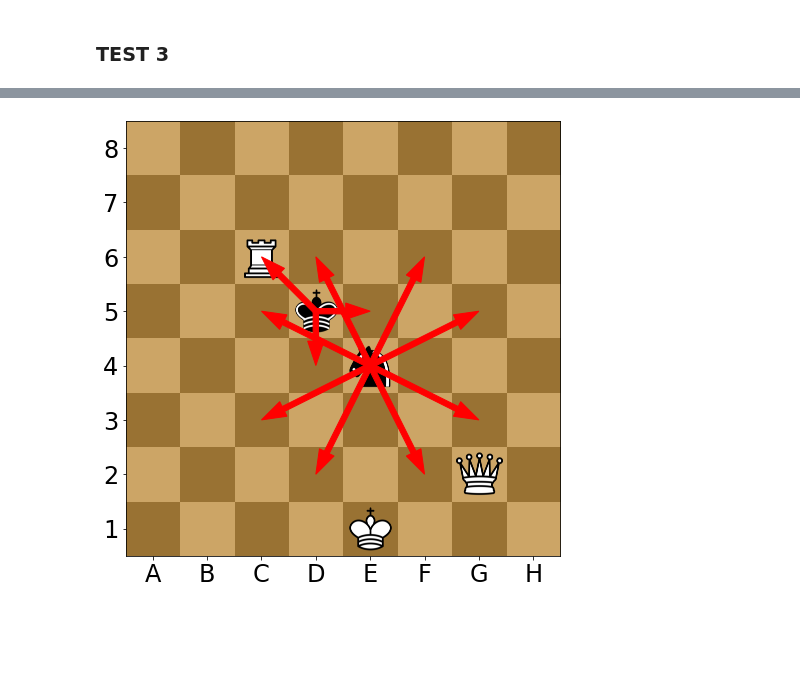
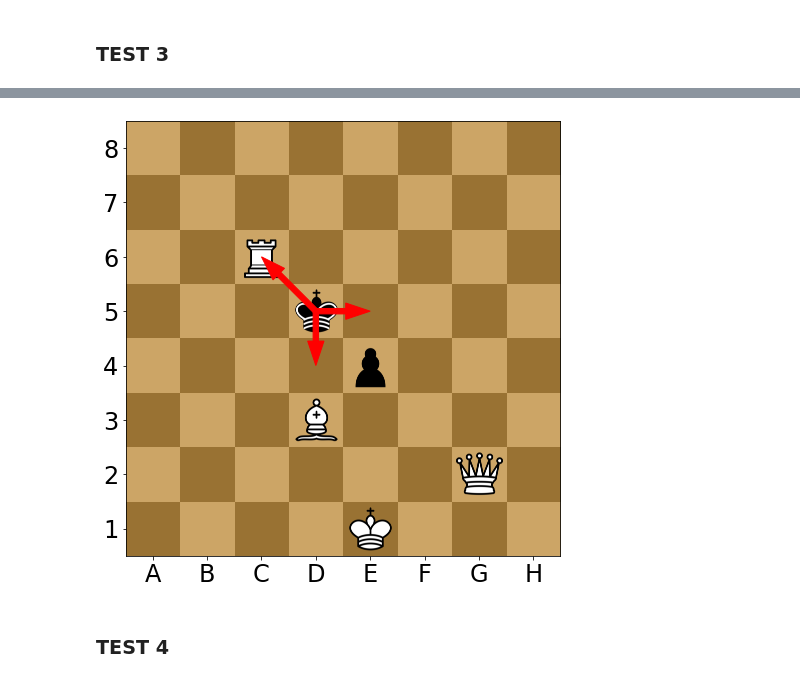
Before and after one commit to vv-hieu/ParallelChessEngine, a Jupyter notebook: ChessMoveGenerationTest.ipynb, the cells around one changed output, grey strips where cells are left out. Cells and saved outputs as stored; diff of their text form; code cells hidden in the pictures; blank space fills up the shorter version.

Commit message:
Fixed Move Generations & Add Move Generation Tests

```diff
--- a/ChessMoveGenerationTest.ipynb
+++ b/ChessMoveGenerationTest.ipynb
@@ -52,4 +56,6 @@ chess_move_generation_test('r4k1r/8/8/2b5/8/8/8/R3K2R w KQ - 0 42', king_moves_o
 # %%
-chess_move_generation_test('8/8/2R5/3k4/4n3/8/6Q1/4K3 b - - 0 241')
+chess_move_generation_test('8/8/2R5/3k4/4p3/3B4/6Q1/4K3 b - - 0 241')
 # %% [output]
-[figure, old version]
+[figure, new version]
+# %% [markdown]
+### TEST 4
```
Also changed, not shown: parts of 2 cells of this notebook, 1 other file.
